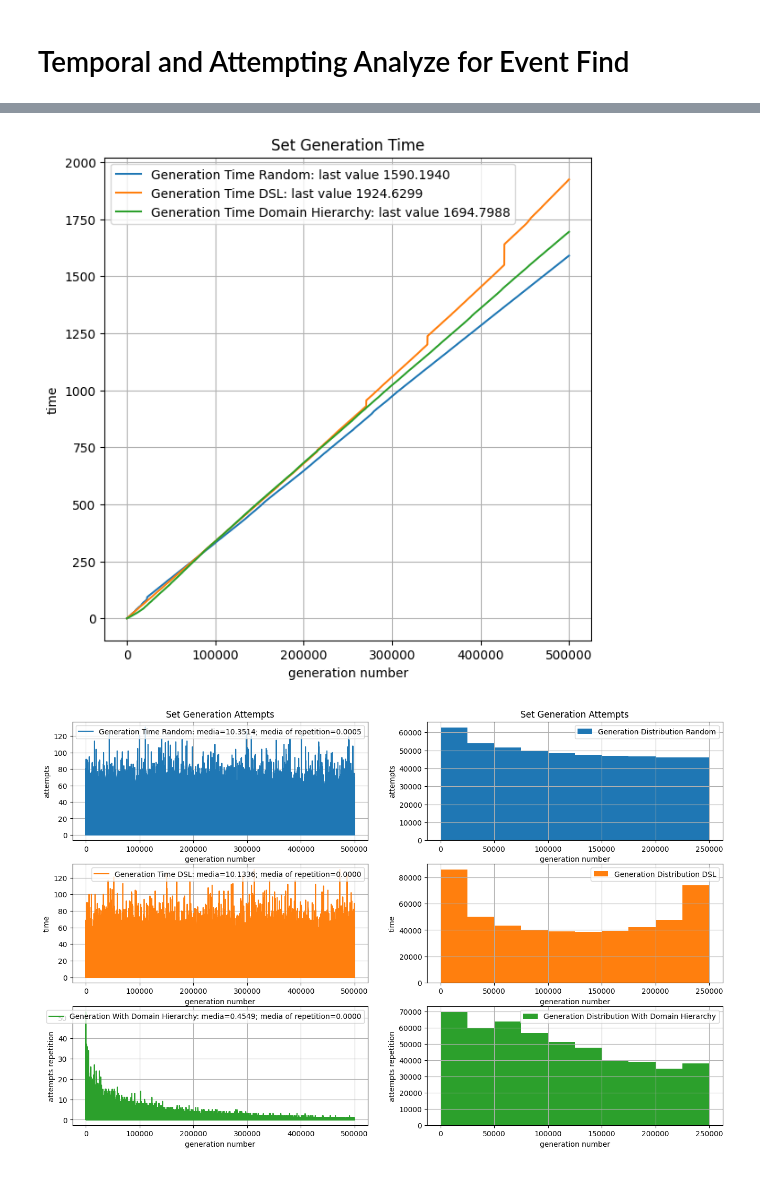
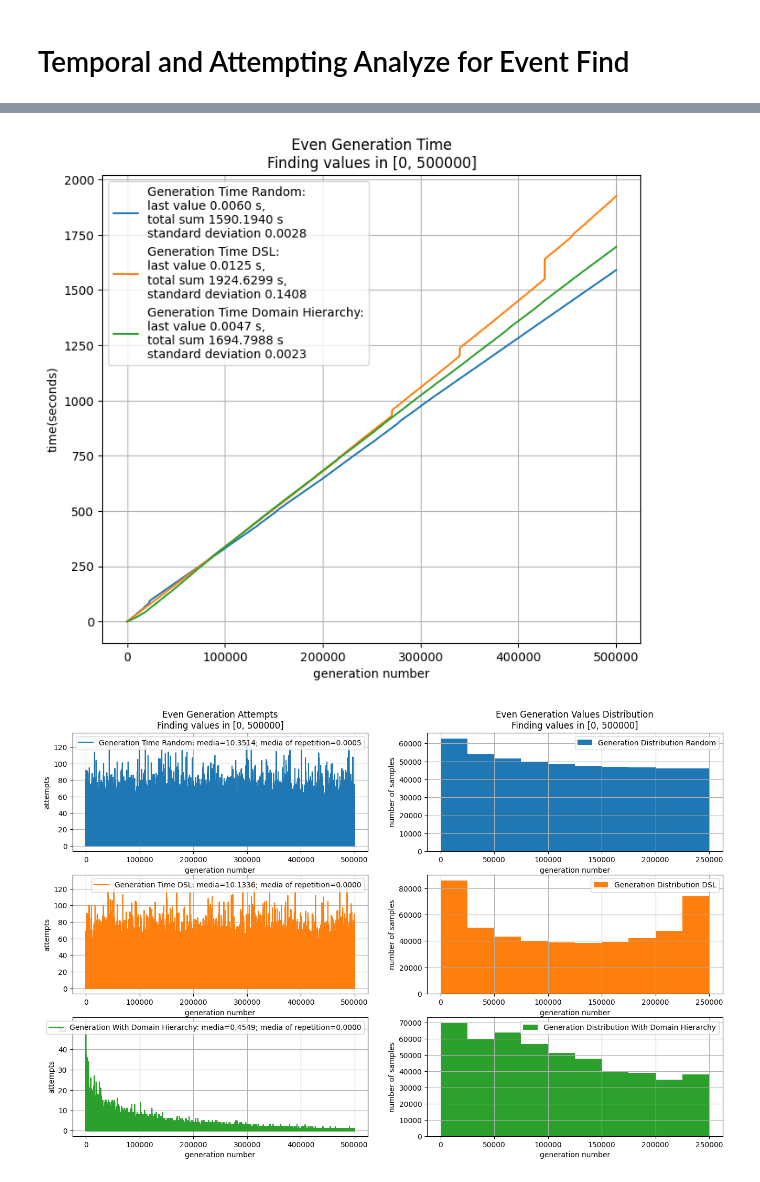
Before and after one commit to danielorlando97/search-space, a Jupyter notebook: experimentation/data_analyze.ipynb, the cells around one changed output, grey strips where cells are left out. Cells and saved outputs as stored; diff of their text form; code cells hidden in the pictures.

Commit message:
last update, being refactor to release

```diff
--- a/experimentation/data_analyze.ipynb
+++ b/experimentation/data_analyze.ipynb
@@ -399,67 +399,87 @@ _ = plt.savefig("exp5.png")
 # %%
-_, ax = plt.subplots(1, 1, figsize=(7, 7))
+_, ax = plt.subplots(1, 1, figsize=(8, 7))
 
 df = pd.read_csv('csv/even_randint_fixed_data.csv')
+std = df['time'].std()
 
 X = df['iter_num'].unique()
 df = df.groupby('iter_num')
-Y1 = tools.computing_time(df['time'].mean())
+Y1 = tools.computing_time( df['time'].mean())
+Y2 = df['time'].mean()
 t = df['time'].mean().sum().tolist()
+m = df['time'].mean().mean().tolist()
 l = df['time'].mean().iloc[-1]
-Y2 = df['attempts'].mean()
+# Y2 = df['attempts'].mean()
 a = df['attempts'].mean().mean().tolist()
-Y2 = df['value_repetition'].mean()
+# Y2 = df['value_repetition'].mean()
 v = df['value_repetition'].mean().mean().tolist()
 
 
-ax.plot(X, Y1, f'C{0}', label=f'Generation Time Random: last value {t:.4f}')
+ax.plot(X, Y1, f'C{0}', label=f'Generation Time Random:\nlast value {l:.4f} s,\ntotal sum {t:.4f} s\nstandard deviation {std:.4f}')
+# ax[1].plot(X, Y2, f'C{0}', label=f'Generation Time Random: mean value {m:.4f}')
 
 
 df = pd.read_csv('csv/even_dsl_fixed_data.csv')
+std = df['time'].std()
+X = df['iter_num'].unique()
 
-X = df['iter_num'].unique()
 df = df.groupby('iter_num')
-Y1 = tools.computing_time(df['time'].mean())
+Y1 = tools.computing_time( df['time'].mean())
+Y2 = df['time'].mean()
+
 t = df['time'].mean().sum().tolist()
-l = df['time'].mean().iloc[-1]
-Y2 = df['attempts'].mean()
+m = df['time'].mean().mean().tolist()
+l = df['time'].mean().iloc[-1] + 0.012
+# Y2 = df['attempts'].mean()
 a = df['attempts'].mean().mean().tolist()
-Y2 = df['value_repetition'].mean()
+# Y2 = df['value_repetition'].mean()
 v = df['value_repetition'].mean().mean().tolist()
 
 
-ax.plot(X, Y1, f'C{1}', label=f'Generation Time DSL: last value {t:.4f}')
 
+ax.plot(X, Y1, f'C{1}', label=f'Generation Time DSL:\nlast value {l:.4f} s,\ntotal sum {t:.4f} s,\nstandard deviation {std:.4f}')
+# ax[1].plot(X, Y2, f'C{1}', label=f'Generation Time DSL: mean value {m:.4f}')
 
 
 
 df = pd.read_csv('csv/even_fixed_data.csv')
+std = df['time'].std()
 
 X = df['iter_num'].unique()
 df = df.groupby('iter_num')
-Y1 = tools.computing_time(df['time'].mean())
+Y1 = tools.computing_time( df['time'].mean())
+Y2 = df['time'].mean()
+
 t = df['time'].mean().sum().tolist()
+m = df['time'].mean().mean().tolist()
 l = df['time'].mean().iloc[-1]
-Y2 = df['attempts'].mean()
+# Y2 = df['attempts'].mean()
 a = df['attempts'].mean().mean().tolist()
-Y2 = df['value_repetition'].mean()
+# Y2 = df['value_repetition'].mean()
 v = df['value_repetition'].mean().mean().tolist()
 
 
-ax.plot(X, Y1, f'C{2}', label=f'Generation Time Domain Hierarchy: last value {t:.4f}')
+
+ax.plot(X, Y1, f'C{2}', label=f'Generation Time Domain Hierarchy:\nlast value {l:.4f} s,\ntotal sum {t:.4f} s\nstandard deviation {std:.4f}')
+# ax[1].plot(X, Y2 * -1, f'C{2}', label=f'Generation Time Domain Hierarchy: mean value {m:.4f}')
 
 
 ax.grid(True)
 ax.set_xlabel("generation number")
-ax.set_ylabel("time")
-ax.set_title("Set Generation Time")
+ax.set_ylabel("time(seconds)")
+ax.set_title("Even Generation Time\nFinding values in [0, 500000]")
 ax.legend()
 
+# ax[1].grid(True)
+# ax[1].set_xlabel("generation number")
+# ax[1].set_ylabel("time")
+# ax[1].set_title("Set Generation Time")
+# ax[1].legend()
 
-# plt.plot()
+plt.plot()
 _ = plt.savefig("exp6.png")
 # %% [output]
-[figure, old version]
+[figure, new version]
 # %%
 _, ax = plt.subplots(3, 2, figsize=(16, 10))
 
@@ -496,32 +516,32 @@ ax[2][1].hist(Y3, color = f'C{2}', label=f'Generation Distribution With Domain H
 ax[0][0].grid(True)
 ax[0][0].set_xlabel("generation number")
 ax[0][0].set_ylabel("attempts")
-ax[0][0].set_title("Set Generation Attempts")
+ax[0][0].set_title("Even Generation Attempts\nFinding values in [0, 500000]")
 ax[0][0].legend()
 ax[1][0].grid(True)
 ax[1][0].set_xlabel("generation number")
-ax[1][0].set_ylabel("time")
+ax[1][0].set_ylabel("attempts")
 # ax[1][0].set_title("Set Generation Time")
 ax[1][0].legend()
 ax[2][0].grid(True)
 ax[2][0].set_xlabel("generation number")
-ax[2][0].set_ylabel("attempts repetition")
+ax[2][0].set_ylabel("attempts")
 # ax[2][0].set_title("Set Generation Time")
 ax[2][0].legend()
 
 ax[0][1].grid(True)
 ax[0][1].set_xlabel("generation number")
-ax[0][1].set_ylabel("attempts")
-ax[0][1].set_title("Set Generation Attempts")
+ax[0][1].set_ylabel("number of samples")
+ax[0][1].set_title("Even Generation Values Distribution\nFinding values in [0, 500000]")
 ax[0][1].legend()
 ax[1][1].grid(True)
 ax[1][1].set_xlabel("generation number")
-ax[1][1].set_ylabel("time")
+ax[1][1].set_ylabel("number of samples")
 # ax[1][1].set_title("Set Generation Time")
 ax[1][1].legend()
 ax[2][1].grid(True)
 ax[2][1].set_xlabel("generation number")
-ax[2][1].set_ylabel("attempts repetition")
+ax[2][1].set_ylabel("number of samples")
 # ax[2][1].set_title("Set Generation Time")
 ax[2][1].legend()
 
@@ -529,4 +549,4 @@ ax[2][1].legend()
 
 _ = plt.savefig("exp7.png")
 # %% [output]
-[figure, old version]
+[figure, new version]
```
Also changed, not shown: parts of 5 cells of this notebook, 14 other files.
